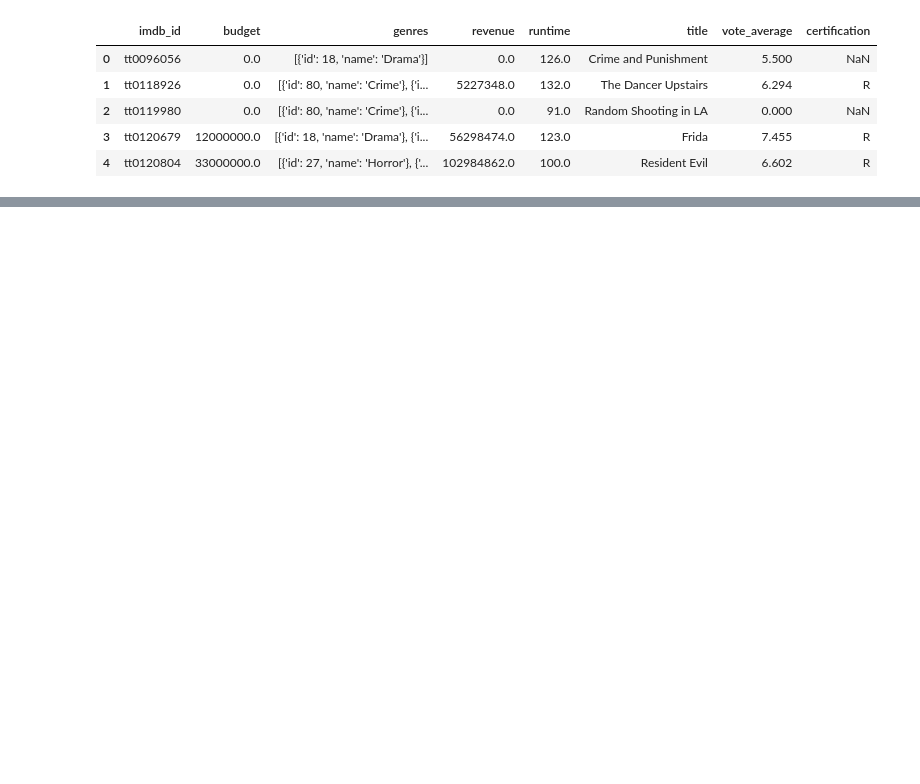
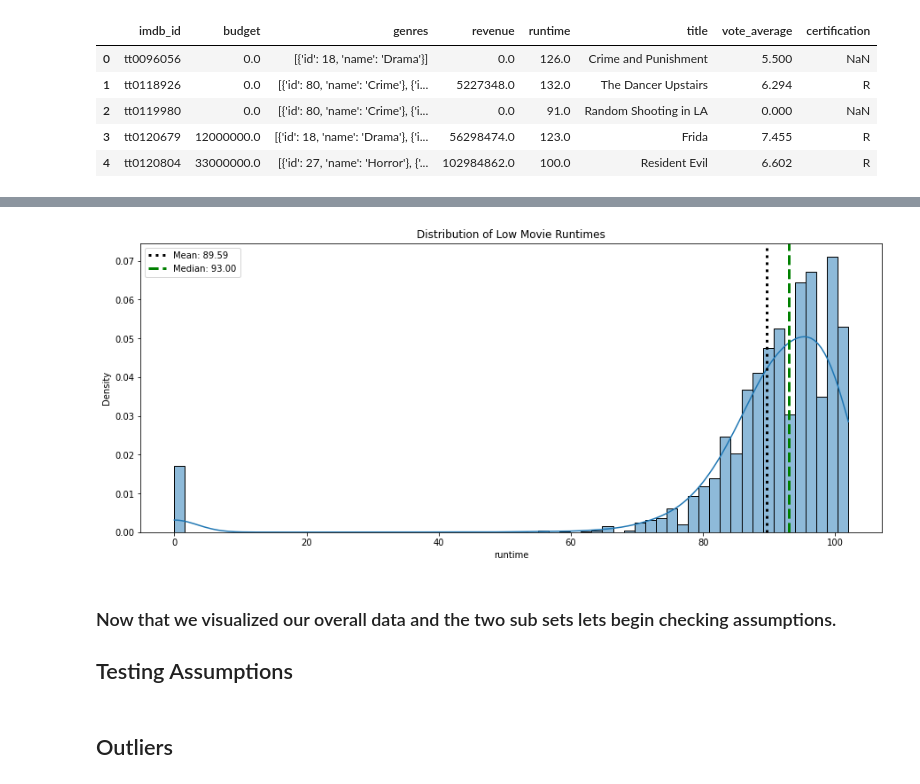
Before and after one commit to fid2445/Project-3-, a Jupyter notebook: Mike Fiddler Project Part 4 Hypothesis Testing.ipynb, the cells around one changed output, grey strips where cells are left out. Cells and saved outputs as stored; diff of their text form; code cells hidden in the pictures; blank space fills up the shorter version.

```diff
--- a/Mike Fiddler Project Part 4 Hypothesis Testing.ipynb
+++ b/Mike Fiddler Project Part 4 Hypothesis Testing.ipynb
@@ -473,0 +441,3 @@ x
+# %%
+low_run_df = rev_df[~high_run_filter]
+low_run_df
@@ -473,0 +487,20 @@ x
+# %%
+data = low_run_df['runtime'].copy()
+mean = np.mean(data)
+med = np.median(data)
+## Make figure and plot histogram
+fig, ax = plt.subplots(figsize=(15,6))
+sns.histplot(x=data, kde=True, ax=ax, stat='density')
+ax.set_title('Distribution of Low Movie Runtimes')
+## Annotate mean and median
+ax.axvline(mean,ls=':', color='black', lw=3, label =f"Mean: {mean:.2f}")
+ax.axvline(med,ls='--', color='green', lw=3, label =f"Median: {med:.2f}")
+ax.legend();
+# %% [output]
+[figure, added]
+# %% [markdown]
+### Now that we visualized our overall data and the two sub sets lets begin checking assumptions.
+
+## Testing Assumptions
+# %% [markdown]
+## Outliers
```
Also changed, not shown: parts of 35 cells of this notebook.
